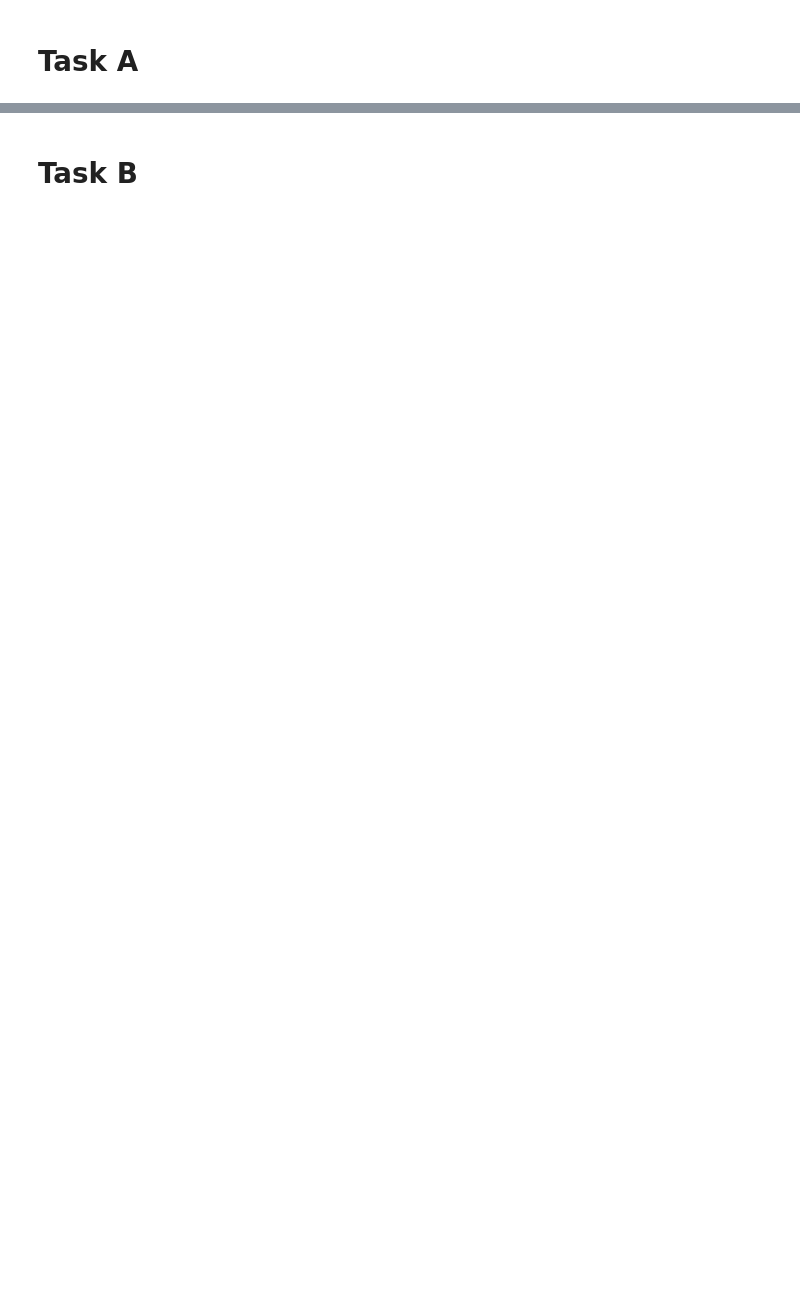
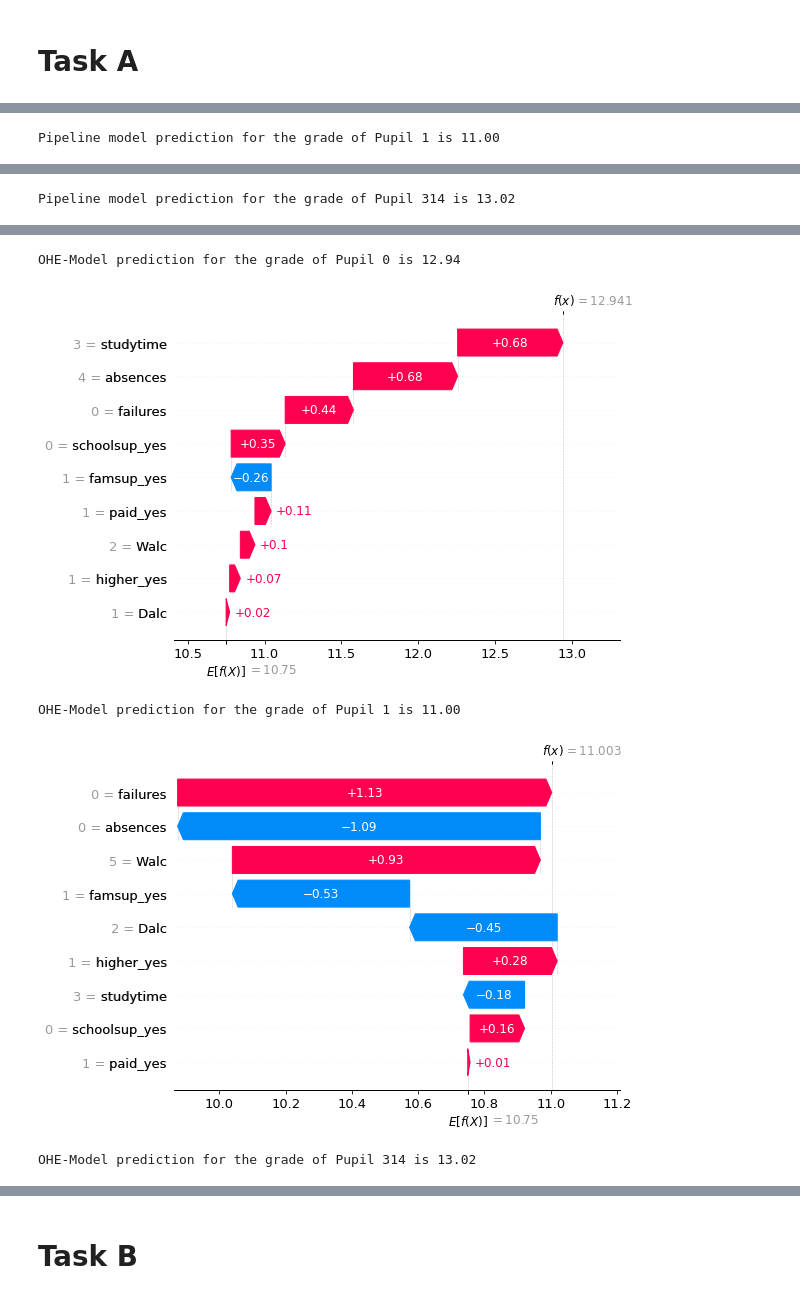
Before and after one commit to mim-uw/eXplainableMachineLearning-2023, a Jupyter notebook: Homeworks/HW2/StanislawFrejlak/Homework2.ipynb, the cells around one changed output, grey strips where cells are left out. Cells and saved outputs as stored; diff of their text form; code cells hidden in the pictures; blank space fills up the shorter version.

```diff
--- a/Homeworks/HW2/StanislawFrejlak/Homework2.ipynb
+++ b/Homeworks/HW2/StanislawFrejlak/Homework2.ipynb
@@ -4,0 +142,33 @@ I am sorry, I was not in time to finish Task A. I will do my best to finish it a
+# %%
+def create_model_ohe(X, y):
+  X_ohe = pd.get_dummies(X, columns=categorical_variables, drop_first=True)
+  model_ohe = xgboost.XGBRegressor(
+    n_estimators=500,
+    max_depth=3,
+    max_leaves=64,
+    use_label_encoder=False
+  )
+  model_ohe.fit(X_ohe, y)
+  return model_ohe, X_ohe
+# %%
+def explain_with_dalex(model, X, y, observations=(0, 1, 314)):
+  pf_xgboost_classifier_default = lambda m, d: m.predict(d)
+  explainer = dx.Explainer(model, X, y, predict_function=pf_xgboost_classifier_default, label="GBM")
+  shap_attributions = []
+  for i in observations:
+    print(f"Pipeline model prediction for the grade of Pupil %d is %.2f" % (i, model.predict(X.iloc[[i]])))
+    explainer.predict_parts(X.iloc[[i]], type="shap", label=f"Pupil {i}").plot()
+  # shap_attributions[0].plot(shap_attributions[1::])
+# %%
+def explain_with_shap(model, X, y, observations=(0, 1, 314)):
+  shap_explainer = shap.explainers.Tree(model, data=X, model_output="raw")
+  shap_values = shap_explainer(X)
+  for i in observations:
+    print(f"OHE-Model prediction for the grade of Pupil %d is %.2f" % (i, model.predict(X.iloc[[i]])))
+    shap.plots.waterfall(shap_values[i])
+  shap.plots.beeswarm(shap_values, max_display=10, plot_size=(9, 6))
+# %%
+maths_X, maths_y = preprocess_dataset(maths_dataset)
+maths_pipeline = create_pipeline(maths_X, maths_y)
+maths_model_ohe, maths_ohe = create_model_ohe(maths_X, maths_y)
+maths_ohe.describe()
@@ -4,0 +187,4 @@ I am sorry, I was not in time to finish Task A. I will do my best to finish it a
+# %%
+explain_with_dalex(maths_pipeline, maths_X, maths_y)
+explain_with_shap(maths_model_ohe, maths_ohe, maths_y)
+# %% [output]
@@ -4,0 +209 @@ I am sorry, I was not in time to finish Task A. I will do my best to finish it a
+Pipeline model prediction for the grade of Pupil 1 is 11.00
@@ -4,0 +211 @@ I am sorry, I was not in time to finish Task A. I will do my best to finish it a
+Pipeline model prediction for the grade of Pupil 314 is 13.02
@@ -4,0 +213,5 @@ I am sorry, I was not in time to finish Task A. I will do my best to finish it a
+OHE-Model prediction for the grade of Pupil 0 is 12.94
+[figure, added]
+OHE-Model prediction for the grade of Pupil 1 is 11.00
+[figure, added]
+OHE-Model prediction for the grade of Pupil 314 is 13.02
```
Also changed, not shown: parts of 36 cells of this notebook, 1 other file.
